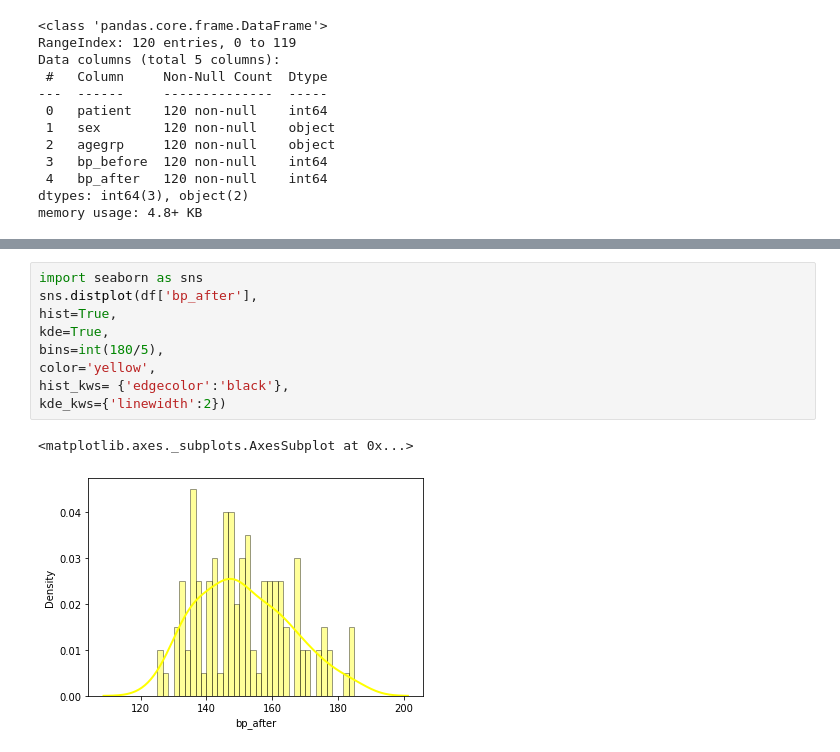
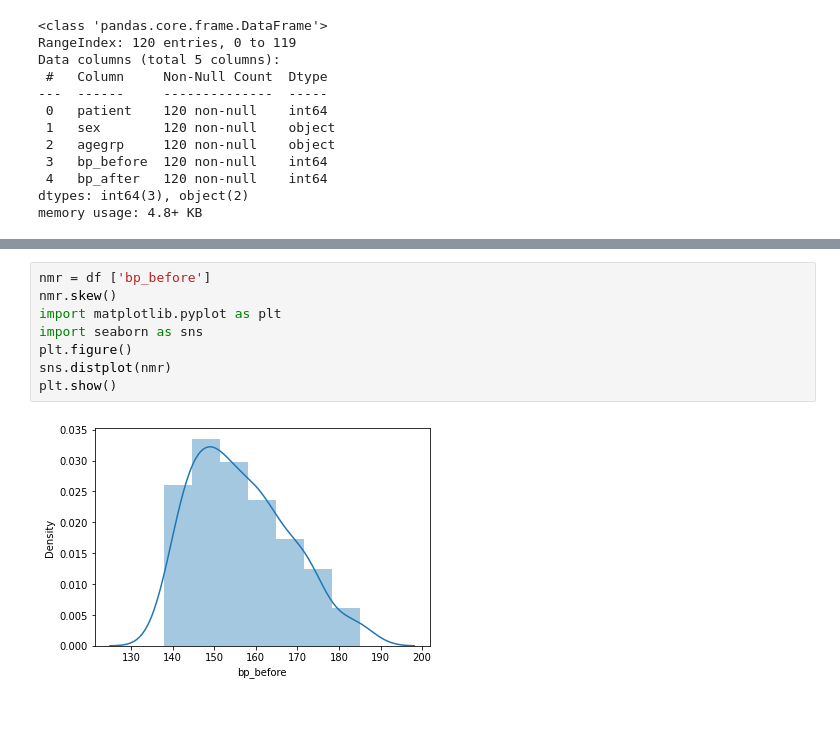
Before and after one commit to Lilik-murdiyah/datamining, a Jupyter notebook: _sources/notebooks.ipynb, the cells around one changed output, grey strips where cells are left out. Drawn from its saved outputs; the diff is of its cells as text; blank space fills up the shorter version.

```diff
--- a/_sources/notebooks.ipynb
+++ b/_sources/notebooks.ipynb
@@ -258,12 +208,10 @@ kde_kws={'linewidth':2})
-# %%
-import seaborn as sns
-sns.distplot(df['bp_after'],
-hist=True,
-kde=True,
-bins=int(180/5),
-color='yellow',
-hist_kws= {'edgecolor':'black'},
-kde_kws={'linewidth':2})
-# %% [output]
-<matplotlib.axes._subplots.AxesSubplot at 0x...>
-[figure, removed]
+# %%
+nmr = df ['bp_before']
+nmr.skew()
+import matplotlib.pyplot as plt
+import seaborn as sns
+plt.figure()
+sns.distplot(nmr)
+plt.show()
+# %% [output]
+[figure, added]
```
Also changed, not shown: parts of 64 cells of this notebook, 8 other files.
